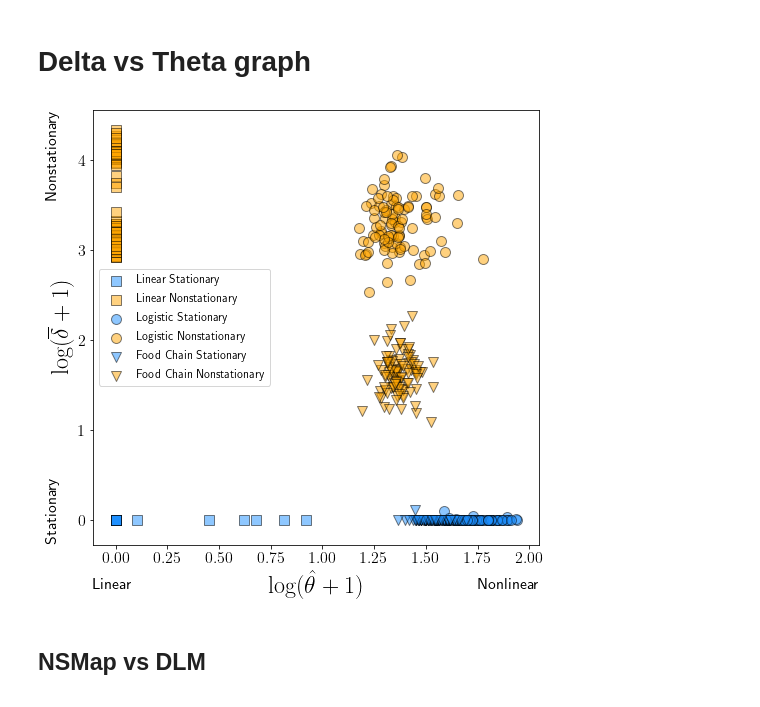
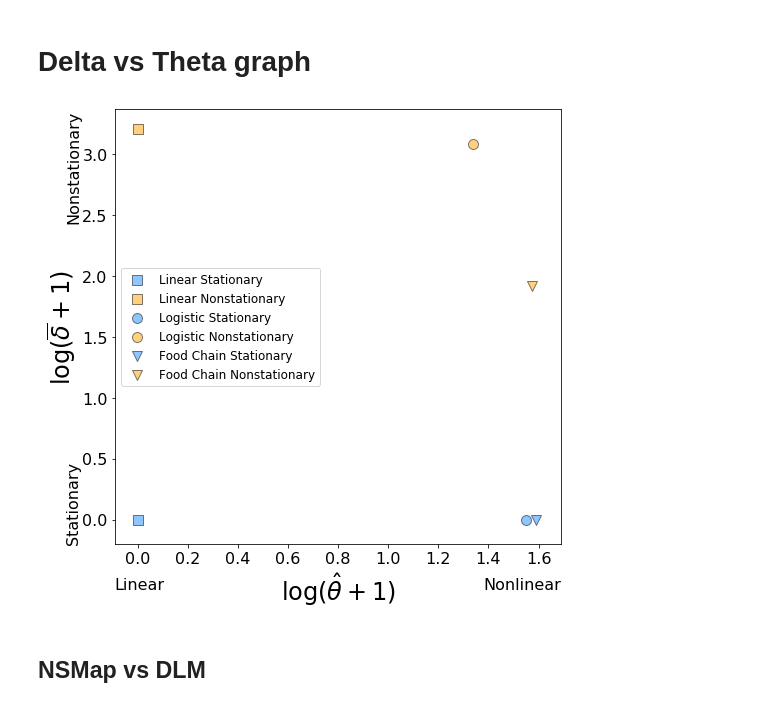
Before and after one commit to kenflat2/NS-Map, a Jupyter notebook: jupyter_notebooks/Simulation Results Round 1.ipynb, the cells around one changed output. Drawn from its saved outputs; the diff is of its cells as text; code cells hidden in the pictures.

```diff
--- a/jupyter_notebooks/Simulation Results Round 1.ipynb
+++ b/jupyter_notebooks/Simulation Results Round 1.ipynb
@@ -79,24 +59,20 @@ np.savetxt(f"linear_NSMap_vs_DLM.csv", results, fmt="%0.4f,%0.4f,%0.4f,%0.4f,%0.
 # %%
 # Logistic Map NSMap vs DLM
-r_list = (lambda t: 3.75, lambda t: 3.75 - 0.25 * t / T, lambda t: 3.75 - 0.75 * t / T)
-E_max = 5
-settlingTime = 200
-# log_std is calculated as the standard deviation on a stationary logistic map series with T=200 and r=3.75
+r_list = (lambda t: 3.75, lambda t: 3.75 - 0.75 * t / T)
 
-# nonstationarity status, delta, theta, r_sqrd, delta_DLM, r_sqrd_DLM
 results = np.zeros((N_replicates * len(r_list), 6))
 results_index = 0
 
 for ri, r in enumerate(r_list):
     for i in range(N_replicates):
         x0 = rand.rand(1)
-        Xr = standardize(generateTimeSeriesDiscrete("LogisticP", x0, tlen=T, nsargs=(r,), settlingTime=settlingTime))
+        Xr = ns.standardize(ns.generateTimeSeriesDiscrete("LogisticP", x0, tlen=T, nsargs=(r,), settlingTime=settlingTime))
         Xr += (rand.normal(0,1,T) * o_n)[:,None]
 
-        delta_agg, theta_agg, r_sqrd = get_delta_agg(Xr, E_max, return_forecast_skill=True)
-        delta_agg_DLM, theta_agg_DLM, r_sqrd_DLM = get_delta_agg(Xr, E_max, return_forecast_skill=True, theta_fixed=True)
+        delta_agg, theta_agg, r_sqrd = ns.get_delta_agg(Xr, E_max, return_forecast_skill=True)
+        delta_agg_DLM, theta_agg_DLM, r_sqrd_DLM = ns.get_delta_agg(Xr, E_max, return_forecast_skill=True, theta_fixed=True)
 
         results[results_index] = np.array([ri, delta_agg, theta_agg, r_sqrd, delta_agg_DLM, r_sqrd_DLM])
         results_index += 1
 
-np.savetxt(f"logistic_NSMap_vs_DLM.csv", results, fmt="%0.4f,%0.4f,%0.4f,%0.4f,%0.4f,%0.4f")
+np.savetxt(f"../results/round1_results/logistic_NSMap_vs_DLM.csv", results, fmt="%0.4f,%0.4f,%0.4f,%0.4f,%0.4f,%0.4f")
@@ -344,17 +266,17 @@ plt.savefig(f"../PDF_figures_tables/NSMap_demonstration.pdf", format="pdf", bbox
 # %%
 # fill with data of results for Hastings Powell and Logistic in Round 2
 # l_data = np.loadtxt("simulation_results_final\logistic_NSMap_vs_DLM.csv",delimiter=',')
-# hp_data = np.loadtxt("simulation_results_final\hastings_powell_NSMap_vs_DLM.csv",delimiter=',')
+# fc_data = np.loadtxt("simulation_results_final\hastings_powell_NSMap_vs_DLM.csv",delimiter=',')
 # lin_data = np.loadtxt("simulation_results_final\linear_NSMap_vs_DLM.csv",delimiter=',')
-l_data = np.loadtxt("logistic_NSMap_vs_DLM.csv",delimiter=',')
-hp_data = np.loadtxt("food_chain_NSMap_vs_DLM.csv",delimiter=',')
-lin_data = np.loadtxt("linear_NSMap_vs_DLM.csv",delimiter=',')
+lin_data = np.loadtxt("../results/round1_results/linear_NSMap_vs_DLM.csv",delimiter=',')
+l_data = np.loadtxt("../results/round1_results/logistic_NSMap_vs_DLM.csv",delimiter=',')
+fc_data = np.loadtxt("../results/round1_results/food_chain_NSMap_vs_DLM.csv",delimiter=',')
 
-l_nonstat = np.log(l_data[l_data[:,0] == 2][:,1:3]+1)
+l_nonstat = np.log(l_data[l_data[:,0] == 1][:,1:3]+1)
 l_stat = np.log(l_data[l_data[:,0] == 0][:,1:3]+1)
-hp_nonstat = np.log(hp_data[hp_data[:,0] == 2][:,1:3]+1)
-hp_stat = np.log(hp_data[hp_data[:,0] == 0][:,1:3]+1)
-lin_nonstat = np.log(lin_data[lin_data[:,0] == 2][:,1:3]+1)
+fc_nonstat = np.log(fc_data[fc_data[:,0] == 1][:,1:3]+1)
+fc_stat = np.log(fc_data[fc_data[:,0] == 0][:,1:3]+1)
+lin_nonstat = np.log(lin_data[lin_data[:,0] == 1][:,1:3]+1)
 lin_stat = np.log(lin_data[lin_data[:,0] == 0][:,1:3]+1)
 # %%
 size = 100
@@ -380,34 +302,34 @@ dvt_ax.text(text_padding, 0, "Stationary", size=fontsize_text, rotation=90,
            transform=dvt_ax.transAxes)
 dvt_ax.text(0, text_padding, "Linear", size=fontsize_text,
            horizontalalignment="left",verticalalignment="top",
            transform=dvt_ax.transAxes)
 dvt_ax.text(1, text_padding, "Nonlinear", size=fontsize_text,
            horizontalalignment="right",verticalalignment="top",
            transform=dvt_ax.transAxes)
 
 dvt_ax.scatter(lin_stat[:,1], lin_stat[:,0],
                c="dodgerblue",marker="s", s=size, edgecolors="black",
                label="Linear Stationary", alpha=alpha)
 dvt_ax.scatter(lin_nonstat[:,1], lin_nonstat[:,0],
                c="orange",marker="s", s=size, edgecolors="black",
                label="Linear Nonstationary", alpha=alpha)
 dvt_ax.scatter(l_stat[:,1], l_stat[:,0],
                c="dodgerblue", s=size, edgecolors="black",
                label="Logistic Stationary", alpha=alpha)
 dvt_ax.scatter(l_nonstat[:,1], l_nonstat[:,0],
                c="orange", s=size, edgecolors="black",
                label="Logistic Nonstationary", alpha=alpha)
-dvt_ax.scatter(hp_stat[:,1], hp_stat[:,0],
+dvt_ax.scatter(fc_stat[:,1], fc_stat[:,0],
                c="dodgerblue",marker="v", s=size, edgecolors="black",
                label="Food Chain Stationary", alpha=alpha)
-dvt_ax.scatter(hp_nonstat[:,1], hp_nonstat[:,0],
+dvt_ax.scatter(fc_nonstat[:,1], fc_nonstat[:,0],
                c="orange",marker="v", s=size, edgecolors="black",
                label="Food Chain Nonstationary", alpha=alpha)
 
 plt.xticks(fontsize=fontsize_ticks, rotation=0)
 plt.yticks(fontsize=fontsize_ticks, rotation=0)
 plt.legend(prop={"size":fontsize_legend})
 # plt.savefig("../Figures/round1_delta_theta.png",dpi=300)
-plt.savefig(f"../PDF_figures_tables/round1_results/round1_delta_theta.pdf", format="pdf", bbox_inches="tight")
+plt.savefig(f"../PDF_figures_tables/round1_results/Figure_2.pdf", format="pdf", bbox_inches="tight")
 # %% [output]
-[figure, old version]
+[figure, new version]
```
Also changed, not shown: parts of 16 cells of this notebook, 12 other files.
